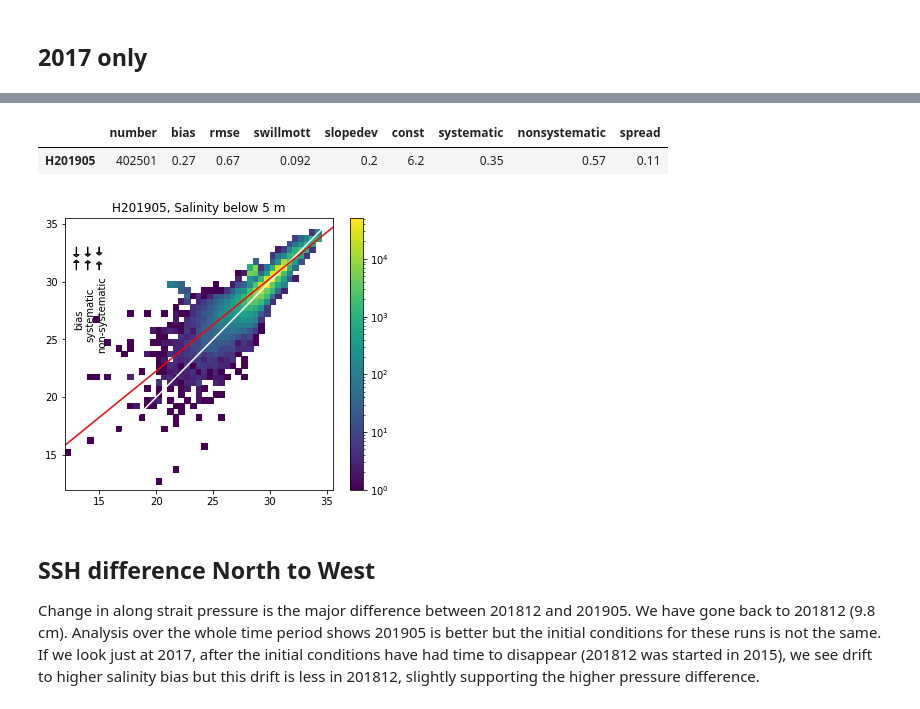
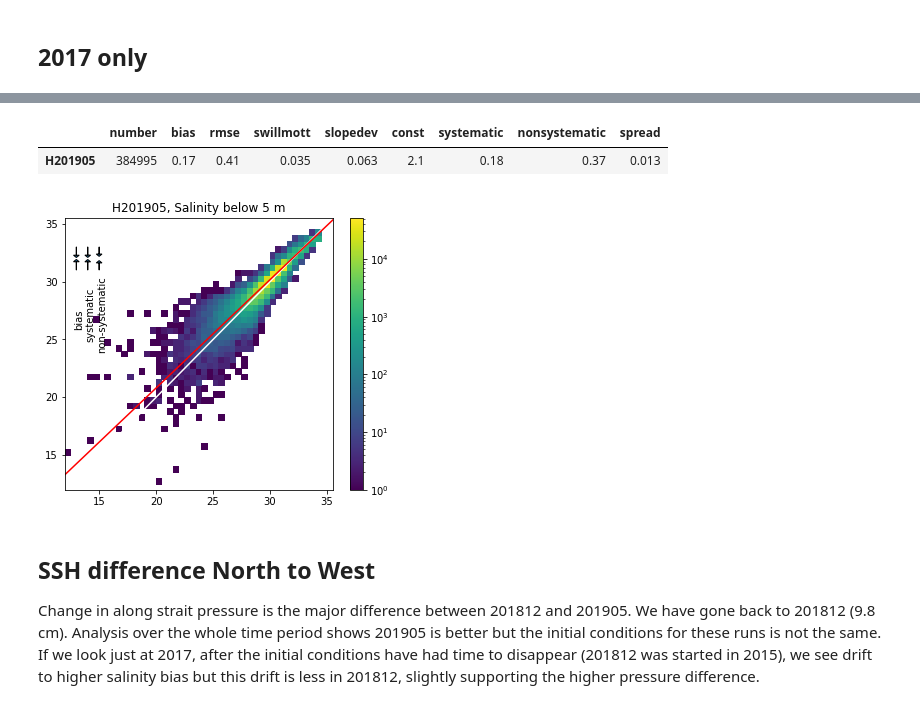
Before and after one commit to SalishSeaCast/analysis-susan, a Jupyter notebook: notebooks/PhysTuning/NonSurfaceSalinity.ipynb, the cells around one changed output, grey strips where cells are left out. Cells and saved outputs as stored; diff of their text form; code cells hidden in the pictures.

```diff
--- a/notebooks/PhysTuning/NonSurfaceSalinity.ipynb
+++ b/notebooks/PhysTuning/NonSurfaceSalinity.ipynb
@@ -166,13 +168,14 @@ d201812.style.format(myformat)
 # %%
-#temp1.set_index('dtUTC', inplace=True)
-#temp1.sort_index(inplace=True)
-#temp1.index = pd.to_datetime(temp1.index)
-d201905 = plot_and_stats(temp1[temp1.index > dt.datetime(2017, 1, 1)], 'H201905')
+ntemp = filter_bad_data(temp1)
+ntemp.set_index('dtUTC', inplace=True)
+ntemp.sort_index(inplace=True)
+ntemp.index = pd.to_datetime(ntemp.index)
+d201905 = plot_and_stats(ntemp[ntemp.index > dt.datetime(2017, 1, 1)], 'H201905')
 d201905.style.format(myformat)
 # %% [output]
 |  | number | bias | rmse | swillmott | slopedev | const | systematic | nonsystematic | spread |
-| H201905 | 402501 | 0.27 | 0.67 | 0.092 | 0.2 | 6.2 | 0.35 | 0.57 | 0.11 |
+| H201905 | 384995 | 0.17 | 0.41 | 0.035 | 0.063 | 2.1 | 0.18 | 0.37 | 0.013 |
-[figure, old version]
+[figure, new version]
 # %% [markdown]
 ## SSH difference North to West ##
 Change in along strait pressure is the major difference between 201812 and 201905.  We have gone back to 201812 (9.8 cm).
```
Also changed, not shown: parts of 11 cells of this notebook.
